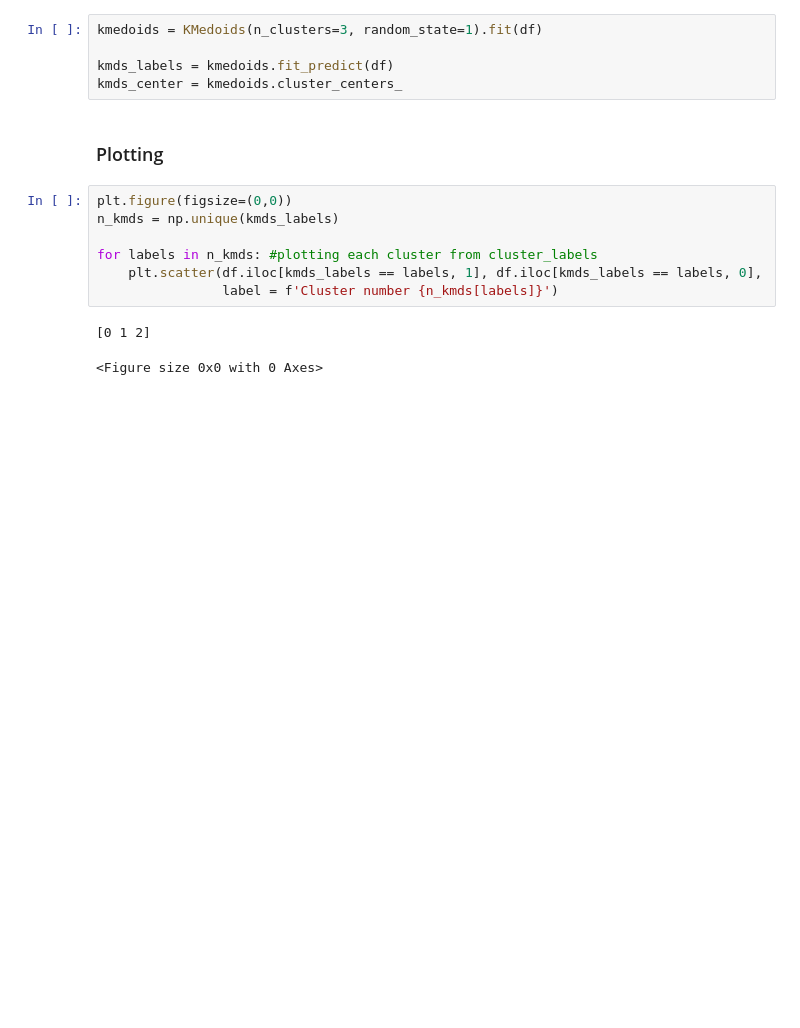
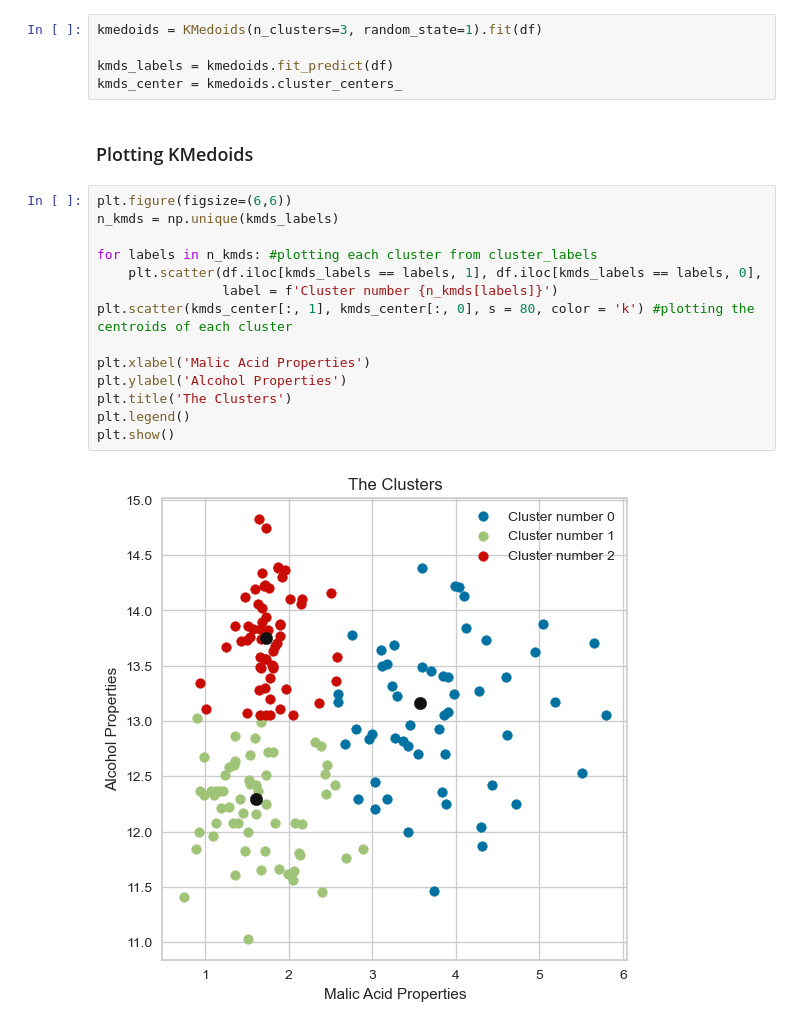
Before and after one commit to Joyvixtor/clustering_project, a Jupyter notebook: main.ipynb, the cells around one changed output. Cells and saved outputs as stored; diff of their text form; blank space fills up the shorter version.

Commit message:
fixing the kmedoids plotting

```diff
--- a/main.ipynb
+++ b/main.ipynb
@@ -123,14 +123,20 @@ kmedoids = KMedoids(n_clusters=3, random_state=1).fit(df)
 kmds_labels = kmedoids.fit_predict(df)
 kmds_center = kmedoids.cluster_centers_
 # %% [markdown]
-### Plotting
+### Plotting KMedoids
 # %%
-plt.figure(figsize=(0,0))
+plt.figure(figsize=(6,6))
 n_kmds = np.unique(kmds_labels)
 
 for labels in n_kmds: #plotting each cluster from cluster_labels
     plt.scatter(df.iloc[kmds_labels == labels, 1], df.iloc[kmds_labels == labels, 0],
                 label = f'Cluster number {n_kmds[labels]}')
+plt.scatter(kmds_center[:, 1], kmds_center[:, 0], s = 80, color = 'k') #plotting the centroids of each cluster
+
+plt.xlabel('Malic Acid Properties')
+plt.ylabel('Alcohol Properties')
+plt.title('The Clusters')
+plt.legend()
+plt.show()
 # %% [output]
-[0 1 2]
-<Figure size 0x0 with 0 Axes>
+[figure, added]
```
Also changed, not shown: parts of 3 cells of this notebook.
